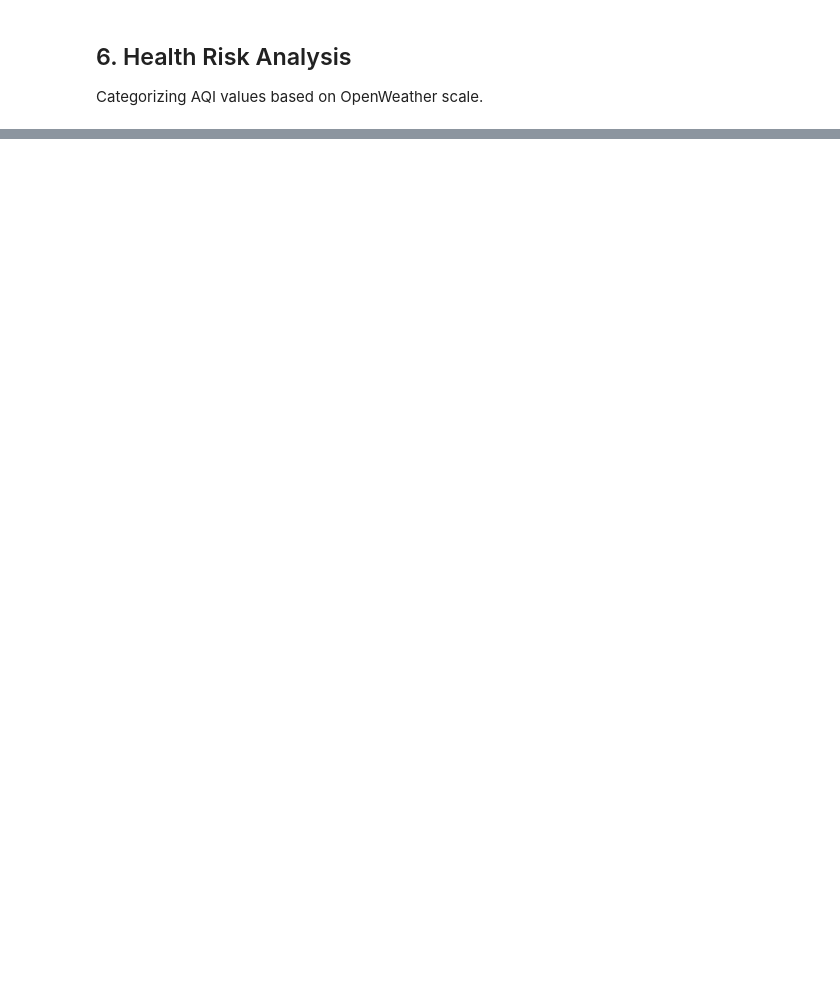
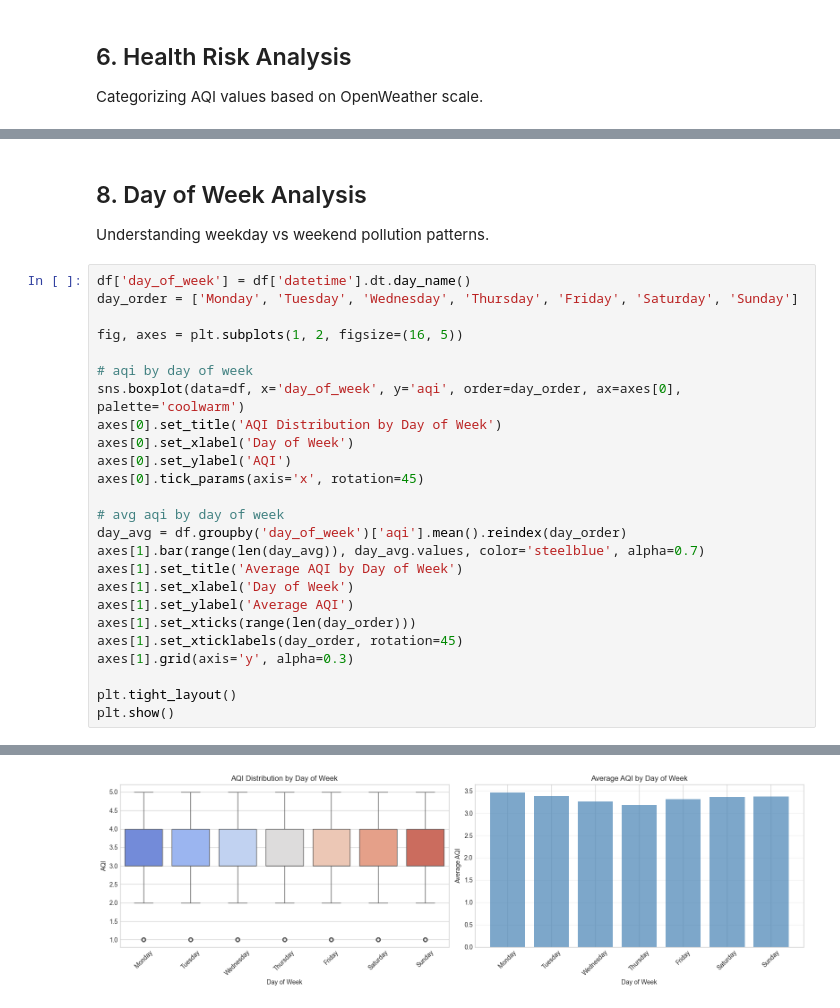
Before and after one commit to MuhammadTahir-1-9-4/aqi-prediction-karachi, a Jupyter notebook: src/evaluation/eda.ipynb, the cells around one changed output, grey strips where cells are left out. Saved outputs shown, nothing was run; the diff lists cells and outputs as text; blank space fills up the shorter version.

```diff
--- a/src/evaluation/eda.ipynb
+++ b/src/evaluation/eda.ipynb
@@ -128,0 +220,29 @@ plt.show()
+# %% [markdown]
+## 8. Day of Week Analysis
+Understanding weekday vs weekend pollution patterns.
+# %%
+df['day_of_week'] = df['datetime'].dt.day_name()
+day_order = ['Monday', 'Tuesday', 'Wednesday', 'Thursday', 'Friday', 'Saturday', 'Sunday']
+
+fig, axes = plt.subplots(1, 2, figsize=(16, 5))
+
+# aqi by day of week
+sns.boxplot(data=df, x='day_of_week', y='aqi', order=day_order, ax=axes[0], palette='coolwarm')
+axes[0].set_title('AQI Distribution by Day of Week')
+axes[0].set_xlabel('Day of Week')
+axes[0].set_ylabel('AQI')
+axes[0].tick_params(axis='x', rotation=45)
+
+# avg aqi by day of week
+day_avg = df.groupby('day_of_week')['aqi'].mean().reindex(day_order)
+axes[1].bar(range(len(day_avg)), day_avg.values, color='steelblue', alpha=0.7)
+axes[1].set_title('Average AQI by Day of Week')
+axes[1].set_xlabel('Day of Week')
+axes[1].set_ylabel('Average AQI')
+axes[1].set_xticks(range(len(day_order)))
+axes[1].set_xticklabels(day_order, rotation=45)
+axes[1].grid(axis='y', alpha=0.3)
+
+plt.tight_layout()
+plt.show()
+# %% [output]
@@ -128,0 +251 @@ plt.show()
+[figure, added]
```
Also changed, not shown: parts of 25 cells of this notebook, 6 other files.
